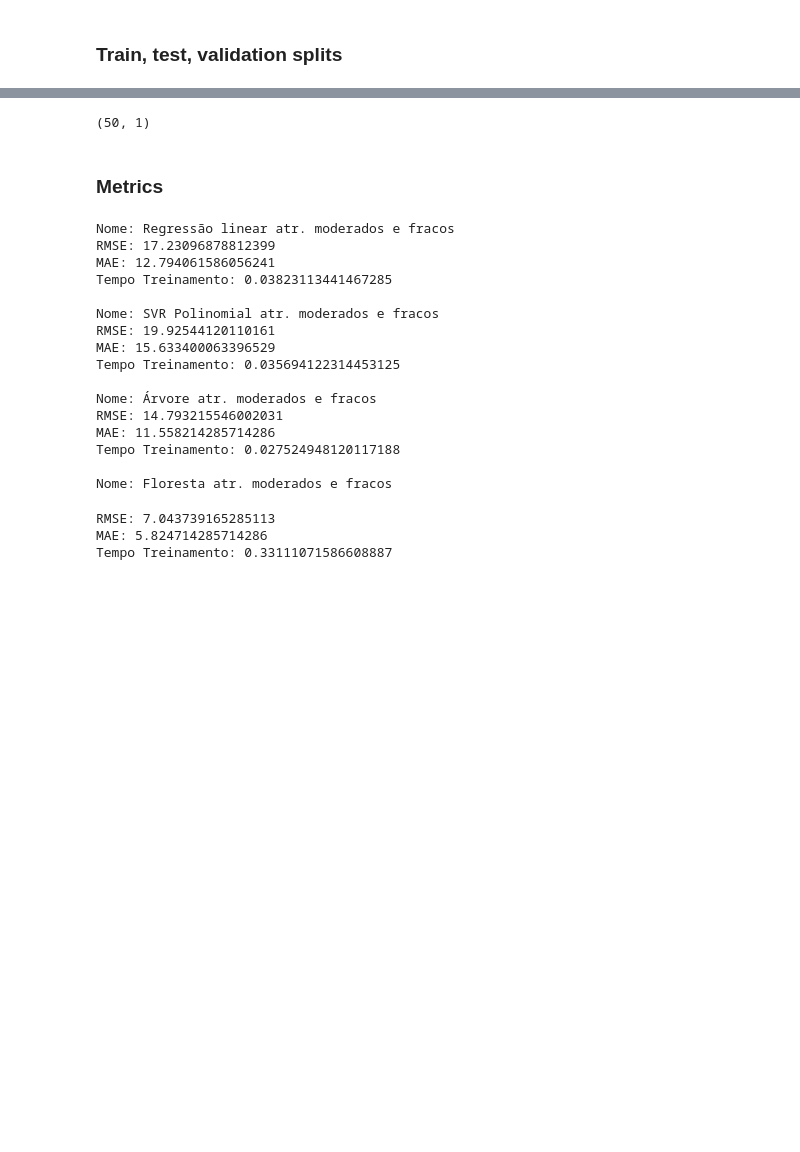
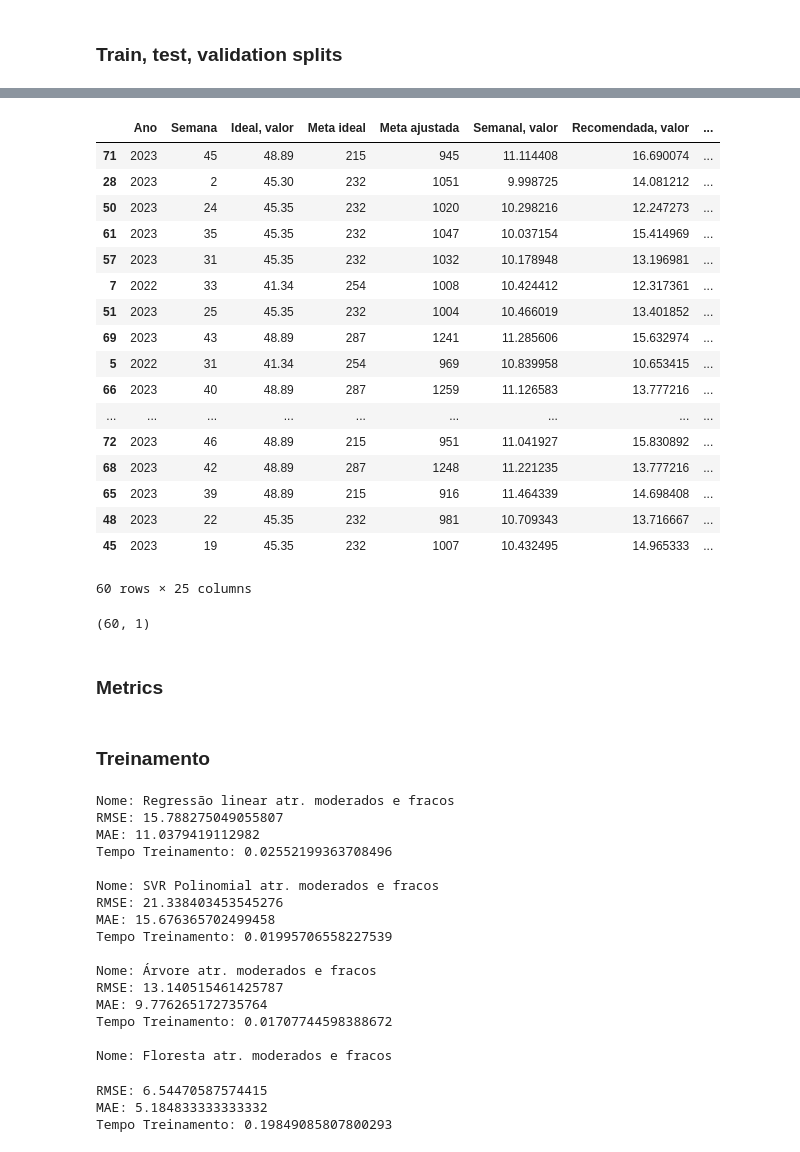
Before and after one commit to gabbmelo/bonus_bandejas, a Jupyter notebook: bandeja_bonus.ipynb, the cells around one changed output, grey strips where cells are left out. Saved outputs shown, nothing was run; the diff lists cells and outputs as text; code cells hidden in the pictures; blank space fills up the shorter version.

```diff
--- a/bandeja_bonus.ipynb
+++ b/bandeja_bonus.ipynb
@@ -339,6 +339,12 @@ def remove_outliers(df):
     dataset = df.copy()
     mask_outliers = dataset['vendas realizadas (bandejas)'] == 396
     dataset = dataset[~mask_outliers]
+    return dataset
+
+def select_labels(df):
+    global rotulos_regressao
+    dataset = df.copy()
+    rotulos_regressao = dataset['total de conversões'].to_frame()
     return dataset
 
 def select_moderate_and_weak_atributes(df, filter = False):
@@ -475,5 +516,26 @@ x_train_mod_fraco, x_valid, y_train, y_valid = train_test_split(X_train_mod_frac
 #X_train_only_mod, X_test_only_mod, y_train, y_test = train_test_split(atributos_moderados, rotulos, test_size=0.2, random_state=0)
+# %%
+X_train
+# %% [output]
+|  | Ano | Semana | Ideal, valor | Meta ideal | Meta ajustada | Semanal, valor | Recomendada, valor | ... |
+| 71 | 2023 | 45 | 48.89 | 215 | 945 | 11.114408 | 16.690074 | ... |
+| 28 | 2023 | 2 | 45.30 | 232 | 1051 | 9.998725 | 14.081212 | ... |
+| 50 | 2023 | 24 | 45.35 | 232 | 1020 | 10.298216 | 12.247273 | ... |
+| 61 | 2023 | 35 | 45.35 | 232 | 1047 | 10.037154 | 15.414969 | ... |
+| 57 | 2023 | 31 | 45.35 | 232 | 1032 | 10.178948 | 13.196981 | ... |
+| 7 | 2022 | 33 | 41.34 | 254 | 1008 | 10.424412 | 12.317361 | ... |
+| 51 | 2023 | 25 | 45.35 | 232 | 1004 | 10.466019 | 13.401852 | ... |
+| 69 | 2023 | 43 | 48.89 | 287 | 1241 | 11.285606 | 15.632974 | ... |
+| 5 | 2022 | 31 | 41.34 | 254 | 969 | 10.839958 | 10.653415 | ... |
+| 66 | 2023 | 40 | 48.89 | 287 | 1259 | 11.126583 | 13.777216 | ... |
+| ... | ... | ... | ... | ... | ... | ... | ... | ... |
+| 72 | 2023 | 46 | 48.89 | 215 | 951 | 11.041927 | 15.830892 | ... |
+| 68 | 2023 | 42 | 48.89 | 287 | 1248 | 11.221235 | 13.777216 | ... |
+| 65 | 2023 | 39 | 48.89 | 215 | 916 | 11.464339 | 14.698408 | ... |
+| 48 | 2023 | 22 | 45.35 | 232 | 981 | 10.709343 | 13.716667 | ... |
+| 45 | 2023 | 19 | 45.35 | 232 | 1007 | 10.432495 | 14.965333 | ... |
+60 rows × 25 columns
 # %%
-y_train.shape
+Y_train.shape
 # %% [output]
-(50, 1)
+(60, 1)
@@ -485,6 +544,8 @@ y_train.shape
 # %%
 from sklearn.metrics import mean_absolute_error as mae
 from sklearn.metrics import mean_squared_error as mse
+# %% [markdown]
+### Treinamento
 # %%
 from time import time
 
@@ -502,13 +563,13 @@ for modelo in modelos_atr_mod_e_fracos:
     print(f'Nome: {nome}')
     resultados_mod_e_fracos['nome'].append(nome)
 
-    modelo.fit(df, rotulos) #treinamento
-    predicao = modelo.predict(df) #previsão
-    metrica = mse(rotulos, predicao, squared=False)
+    modelo.fit(X_train, Y_train) #treinamento
+    predicao = modelo.predict(X_train) #previsão
+    metrica = mse(Y_train, predicao, squared=False)
     resultados_mod_e_fracos['RMSE_Treino'].append(metrica)
     print(f'RMSE: {metrica}')
 
-    metrica = mae(rotulos, predicao)
+    metrica = mae(Y_train, predicao)
     resultados_mod_e_fracos['MAE_Treino'].append(metrica)
     print(f'MAE: {metrica}')
 
@@ -518,24 +579,24 @@ for modelo in modelos_atr_mod_e_fracos:
     print(f'Tempo Treinamento: {tempo}')
 # %% [output]
 Nome: Regressão linear atr. moderados e fracos
-RMSE: 17.23096878812399
-MAE: 12.794061586056241
-Tempo Treinamento: 0.03823113441467285
+RMSE: 15.788275049055807
+MAE: 11.0379419112982
+Tempo Treinamento: 0.02552199363708496
 
 Nome: SVR Polinomial atr. moderados e fracos
-RMSE: 19.92544120110161
-MAE: 15.633400063396529
-Tempo Treinamento: 0.035694122314453125
+RMSE: 21.338403453545276
+MAE: 15.676365702499458
+Tempo Treinamento: 0.01995706558227539
 
 Nome: Árvore atr. moderados e fracos
-RMSE: 14.793215546002031
-MAE: 11.558214285714286
-Tempo Treinamento: 0.027524948120117188
+RMSE: 13.140515461425787
+MAE: 9.776265172735764
+Tempo Treinamento: 0.01707744598388672
 
 Nome: Floresta atr. moderados e fracos
-RMSE: 7.043739165285113
-MAE: 5.824714285714286
-Tempo Treinamento: 0.33111071586608887
+RMSE: 6.54470587574415
+MAE: 5.184833333333332
+Tempo Treinamento: 0.19849085807800293
 # %%
 resultados_mod_e_fracos = pd.DataFrame(resultados_mod_e_fracos)
 resultados_mod_e_fracos
```
Also changed, not shown: parts of 35 cells of this notebook, 3 other files.
